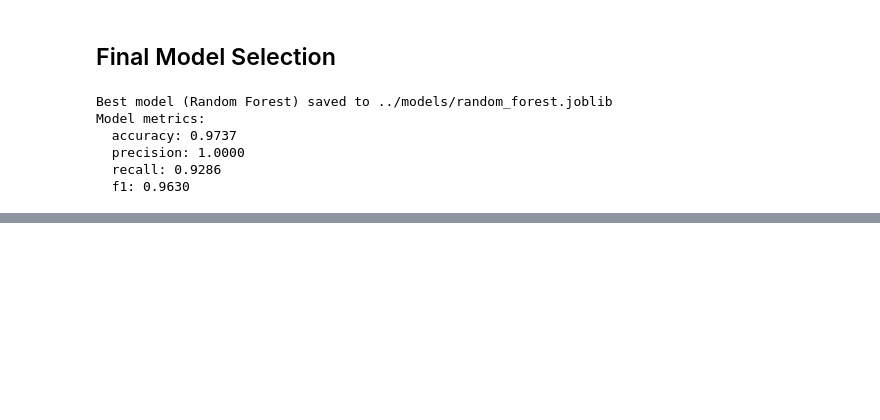
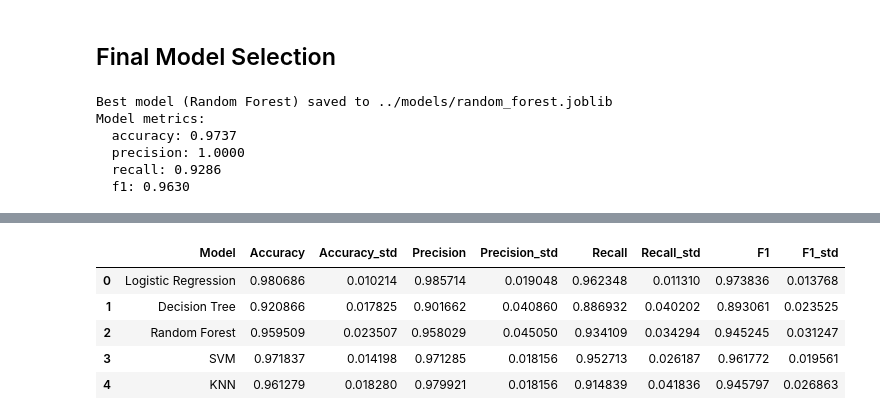
Before and after one commit to carlolax/Breast-Cancer-Prediction, a Jupyter notebook: notebooks/notebook.ipynb, the cells around one changed output, grey strips where cells are left out. Saved outputs shown, nothing was run; the diff lists cells and outputs as text; code cells hidden in the pictures; blank space fills up the shorter version.

```diff
--- a/notebooks/notebook.ipynb
+++ b/notebooks/notebook.ipynb
@@ -353,0 +341,13 @@ Model metrics:
+# %%
+cv_models = {
+    'Logistic Regression': LogisticRegression(random_state=42, max_iter=1000),
+    'Decision Tree': DecisionTreeClassifier(random_state=42),
+    'Random Forest': RandomForestClassifier(random_state=42, n_estimators=100),
+    'SVM': SVC(probability=True, random_state=42),
+    'KNN': KNeighborsClassifier(n_neighbors=5)
+}
+
+X = np.vstack((X_train, X_test))
+y = np.hstack((y_train, y_test))
+
+cv_results = perform_cross_validation(X, y, cv_models, cv_folds=5, stratified=True)
@@ -353,0 +375,9 @@ Model metrics:
+# %%
+cv_results
+# %% [output]
+|  | Model | Accuracy | Accuracy_std | Precision | Precision_std | Recall | Recall_std | F1 | F1_std |
+| 0 | Logistic Regression | 0.980686 | 0.010214 | 0.985714 | 0.019048 | 0.962348 | 0.011310 | 0.973836 | 0.013768 |
+| 1 | Decision Tree | 0.920866 | 0.017825 | 0.901662 | 0.040860 | 0.886932 | 0.040202 | 0.893061 | 0.023525 |
+| 2 | Random Forest | 0.959509 | 0.023507 | 0.958029 | 0.045050 | 0.934109 | 0.034294 | 0.945245 | 0.031247 |
+| 3 | SVM | 0.971837 | 0.014198 | 0.971285 | 0.018156 | 0.952713 | 0.026187 | 0.961772 | 0.019561 |
+| 4 | KNN | 0.961279 | 0.018280 | 0.979921 | 0.018156 | 0.914839 | 0.041836 | 0.945797 | 0.026863 |
```
Also changed, not shown: parts of 23 cells of this notebook, 27 other files.
